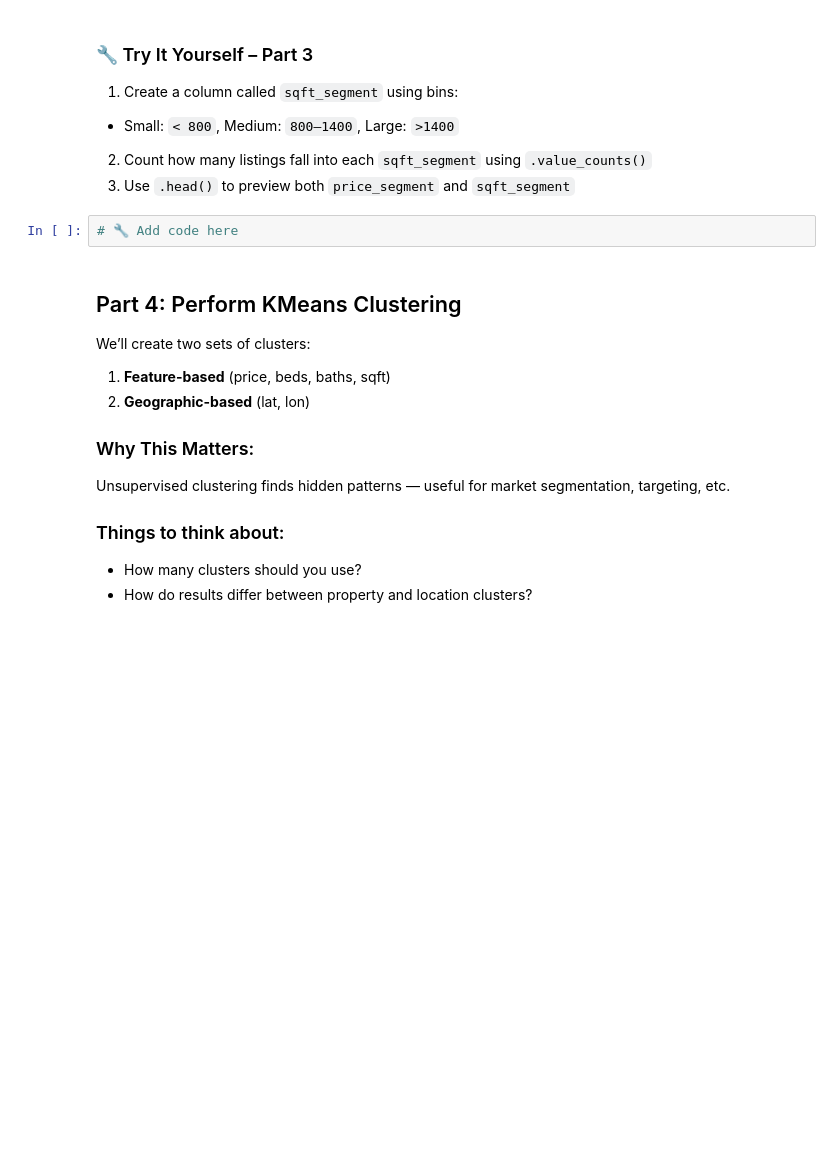
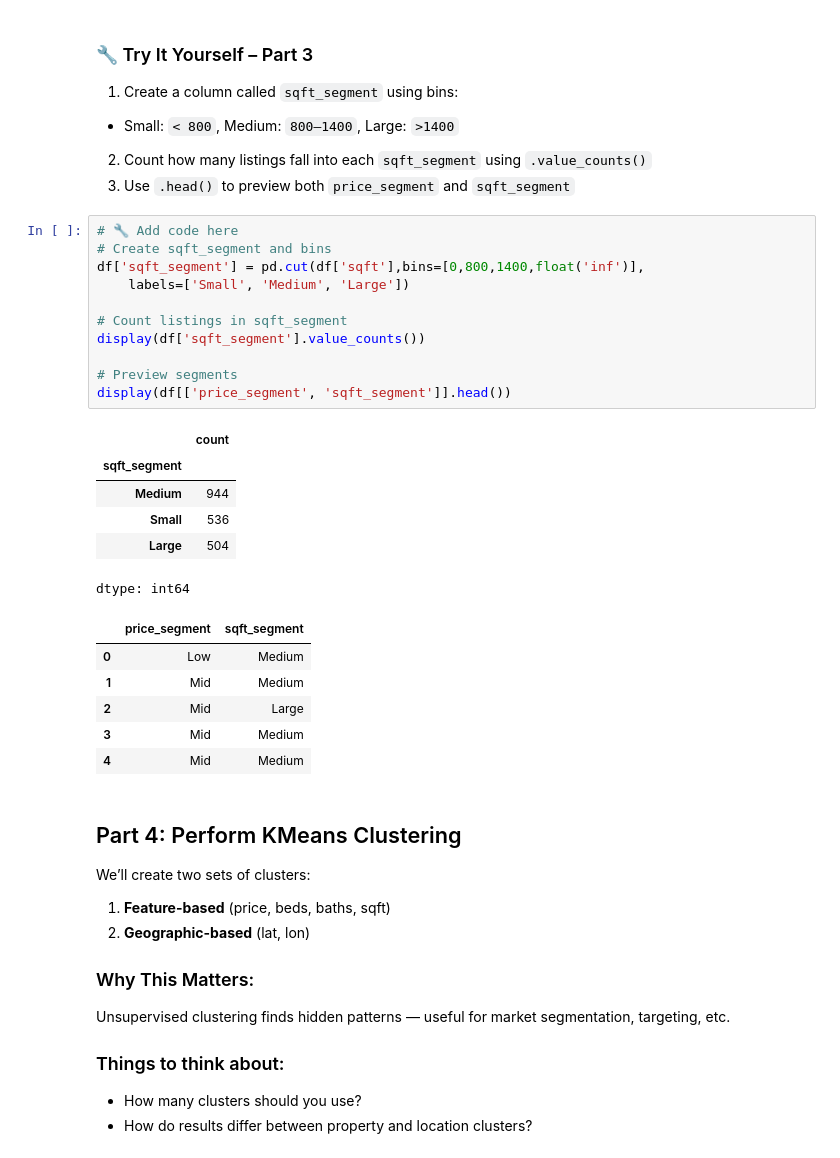
Before and after one commit to thornton330j/IS-4487, a Jupyter notebook: Labs/lab_09_ThorntonJackson.ipynb, the cells around one changed output. Drawn from its saved outputs; the diff is of its cells as text; blank space fills up the shorter version.

```diff
--- a/Labs/lab_09_ThorntonJackson.ipynb
+++ b/Labs/lab_09_ThorntonJackson.ipynb
@@ -170,8 +234,30 @@ df['price_segment'].value_counts()
   - Small: `< 800`, Medium: `800–1400`, Large: `>1400`
 2. Count how many listings fall into each `sqft_segment` using `.value_counts()`
 3. Use `.head()` to preview both `price_segment` and `sqft_segment`
-# %%
-# 🔧 Add code here
+# %%
+# 🔧 Add code here
+# Create sqft_segment and bins
+df['sqft_segment'] = pd.cut(df['sqft'],bins=[0,800,1400,float('inf')],
+    labels=['Small', 'Medium', 'Large'])
+
+# Count listings in sqft_segment
+display(df['sqft_segment'].value_counts())
+
+# Preview segments
+display(df[['price_segment', 'sqft_segment']].head())
+# %% [output]
+|  | count |
+| sqft_segment |  |
+| Medium | 944 |
+| Small | 536 |
+| Large | 504 |
+dtype: int64
+|  | price_segment | sqft_segment |
+| 0 | Low | Medium |
+| 1 | Mid | Medium |
+| 2 | Mid | Large |
+| 3 | Mid | Medium |
+| 4 | Mid | Medium |
 # %% [markdown]
 ## Part 4: Perform KMeans Clustering
 
```
Also changed, not shown: parts of 21 cells of this notebook.
